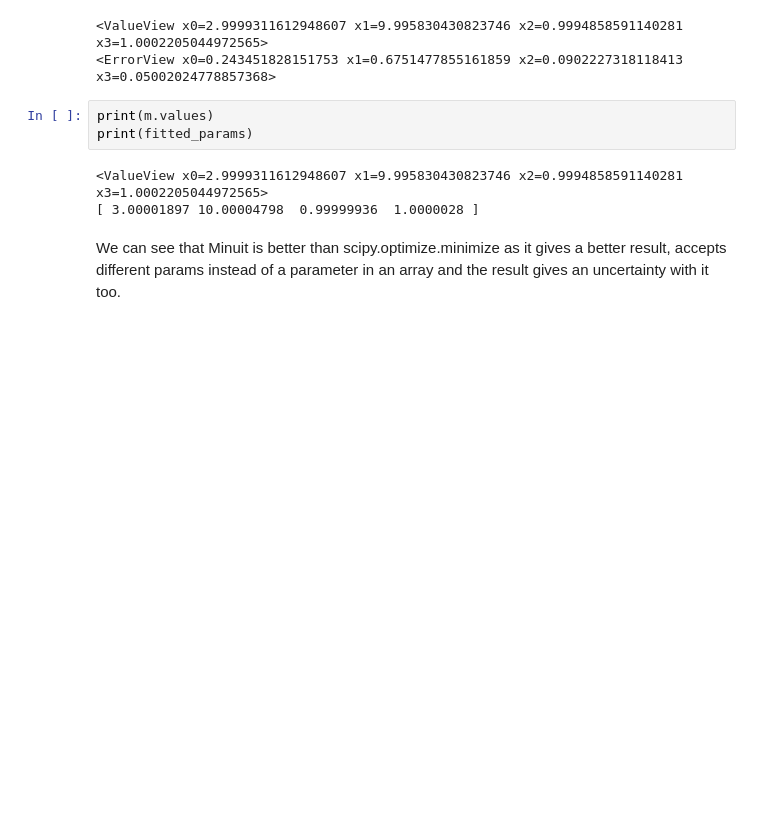
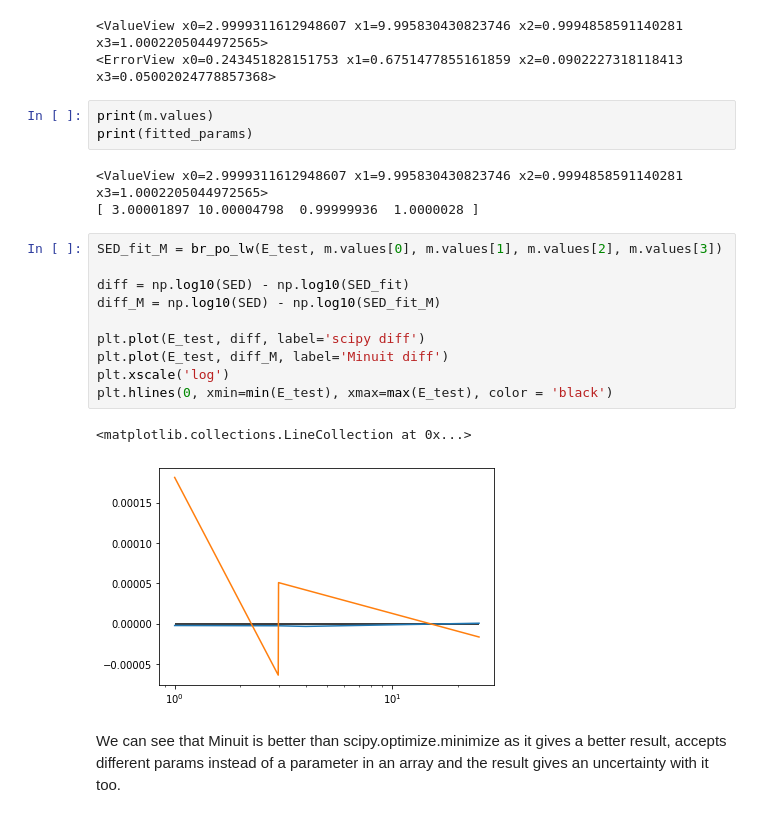
Before and after one commit to R-Grau/EBLpy, a Jupyter notebook: Broken_power_law.ipynb, the cells around one changed output. Saved outputs shown, nothing was run; the diff lists cells and outputs as text; blank space fills up the shorter version.

Commit message:
Add a graph

```diff
--- a/Broken_power_law.ipynb
+++ b/Broken_power_law.ipynb
@@ -99,5 +99,18 @@ print(fitted_params)
 # %% [output]
 <ValueView x0=2.9999311612948607 x1=9.995830430823746 x2=0.9994858591140281 x3=1.0002205044972565>
 [ 3.00001897 10.00004798  0.99999936  1.0000028 ]
+# %%
+SED_fit_M = br_po_lw(E_test, m.values[0], m.values[1], m.values[2], m.values[3])
+
+diff = np.log10(SED) - np.log10(SED_fit)
+diff_M = np.log10(SED) - np.log10(SED_fit_M)
+
+plt.plot(E_test, diff, label='scipy diff')
+plt.plot(E_test, diff_M, label='Minuit diff')
+plt.xscale('log')
+plt.hlines(0, xmin=min(E_test), xmax=max(E_test), color = 'black')
+# %% [output]
+<matplotlib.collections.LineCollection at 0x...>
+[figure, added]
 # %% [markdown]
 We can see that Minuit is better than scipy.optimize.minimize as it gives a better result, accepts different params instead of a parameter in an array and the result gives an uncertainty with it too.
```
